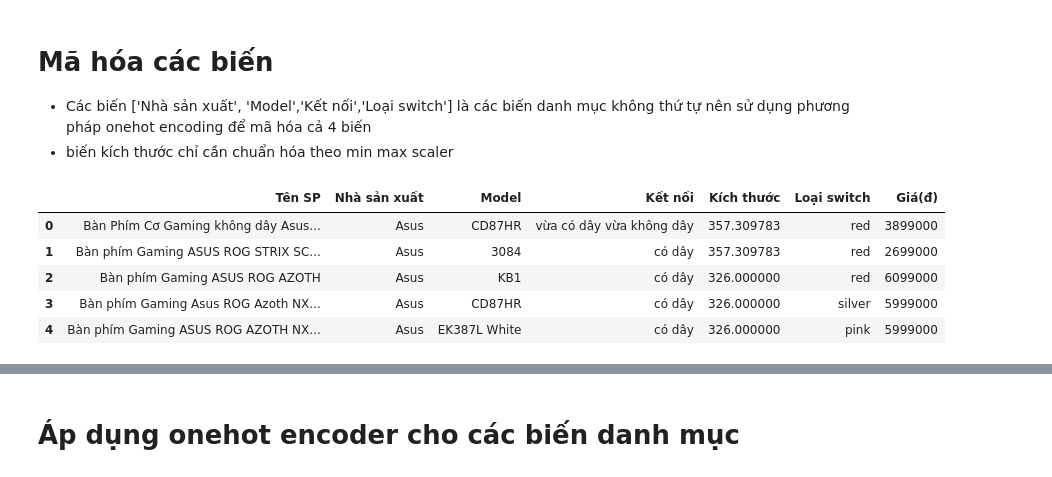
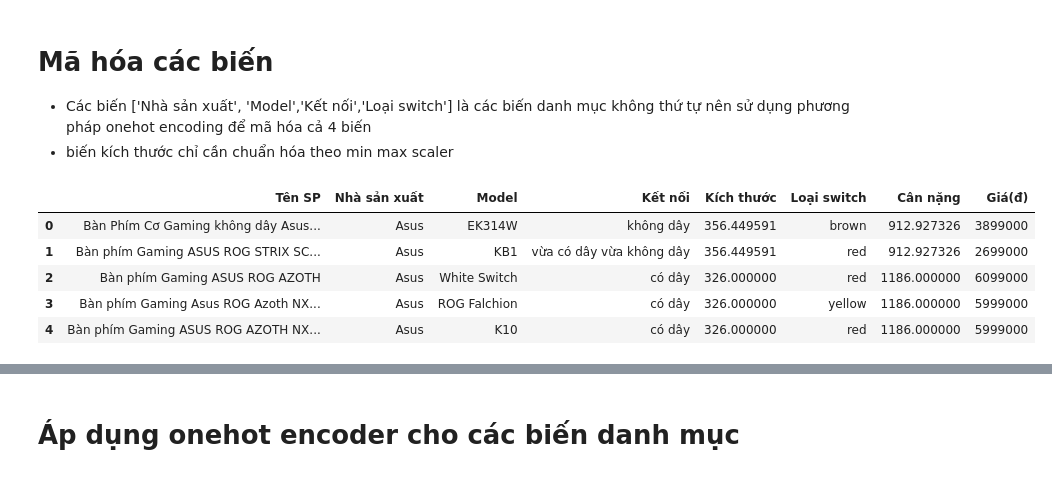
Before and after one commit to tuananh2804/keyboard-crawler, a Jupyter notebook: encoding.ipynb, the cells around one changed output, grey strips where cells are left out. Cells and saved outputs as stored; diff of their text form; code cells hidden in the pictures.

```diff
--- a/encoding.ipynb
+++ b/encoding.ipynb
@@ -13,10 +15,10 @@ from sklearn.decomposition import PCA
 # %%
-df = pd.read_csv("data/clean_data.csv")
+df = pd.read_csv("Data_Clean.csv")
 df.head()
 # %% [output]
-|  | Tên SP | Nhà sản xuất | Model | Kết nối | Kích thước | Loại switch | Giá(đ) |
-| 0 | Bàn Phím Cơ Gaming không dây Asus... | Asus | CD87HR | vừa có dây vừa không dây | 357.309783 | red | 3899000 |
-| 1 | Bàn phím Gaming ASUS ROG STRIX SC... | Asus | 3084 | có dây | 357.309783 | red | 2699000 |
-| 2 | Bàn phím Gaming ASUS ROG AZOTH | Asus | KB1 | có dây | 326.000000 | red | 6099000 |
-| 3 | Bàn phím Gaming Asus ROG Azoth NX... | Asus | CD87HR | có dây | 326.000000 | silver | 5999000 |
-| 4 | Bàn phím Gaming ASUS ROG AZOTH NX... | Asus | EK387L White | có dây | 326.000000 | pink | 5999000 |
+|  | Tên SP | Nhà sản xuất | Model | Kết nối | Kích thước | Loại switch | Cân nặng | Giá(đ) |
+| 0 | Bàn Phím Cơ Gaming không dây Asus... | Asus | EK314W | không dây | 356.449591 | brown | 912.927326 | 3899000 |
+| 1 | Bàn phím Gaming ASUS ROG STRIX SC... | Asus | KB1 | vừa có dây vừa không dây | 356.449591 | red | 912.927326 | 2699000 |
+| 2 | Bàn phím Gaming ASUS ROG AZOTH | Asus | White Switch | có dây | 326.000000 | red | 1186.000000 | 6099000 |
+| 3 | Bàn phím Gaming Asus ROG Azoth NX... | Asus | ROG Falchion | có dây | 326.000000 | yellow | 1186.000000 | 5999000 |
+| 4 | Bàn phím Gaming ASUS ROG AZOTH NX... | Asus | K10 | có dây | 326.000000 | red | 1186.000000 | 5999000 |
```
Also changed, not shown: parts of 10 cells of this notebook, 20 other files.
